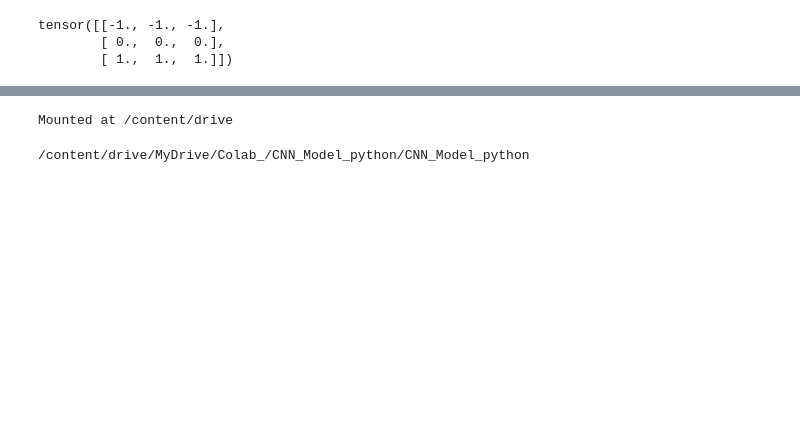
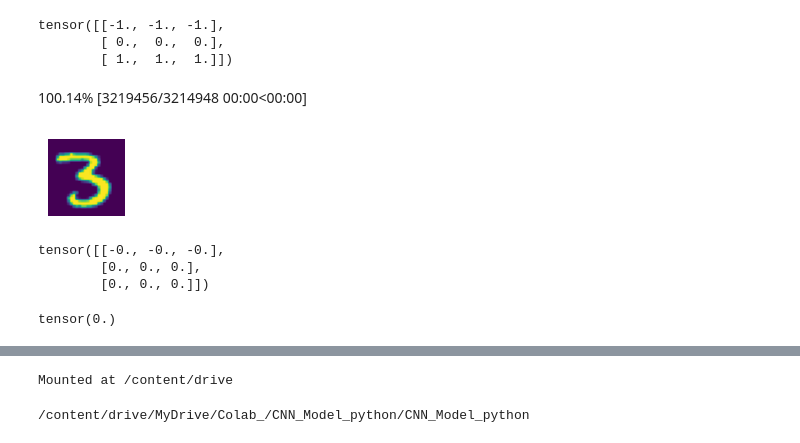
Before and after one commit to ByeongGwan31/CNN_Model_python, a Jupyter notebook: 241030_pytorch_CNN.ipynb, the cells around one changed output, grey strips where cells are left out. Drawn from its saved outputs; the diff is of its cells as text; code cells hidden in the pictures; blank space fills up the shorter version.

```diff
--- a/241030_pytorch_CNN.ipynb
+++ b/241030_pytorch_CNN.ipynb
@@ -25,3 +35,22 @@ print(top_edge)
 tensor([[-1., -1., -1.],
         [ 0.,  0.,  0.],
         [ 1.,  1.,  1.]])
+# %%
+path = untar_data(URLs.MNIST_SAMPLE)
+
+im3 = Image.open(path/'train'/'3'/'12.png')
+show_image(im3);
+# %% [output]
+100.14% [3219456/3214948 00:00<00:00]
+[figure, added]
+# %%
+im3_t = tensor(im3)
+im3_t[0:3, 0:3] * top_edge
+# %% [output]
+tensor([[-0., -0., -0.],
+        [0., 0., 0.],
+        [0., 0., 0.]])
+# %%
+(im3_t[0:3, 0:3] * top_edge).sum()
+# %% [output]
+tensor(0.)
```
Also changed, not shown: parts of 8 cells of this notebook.
